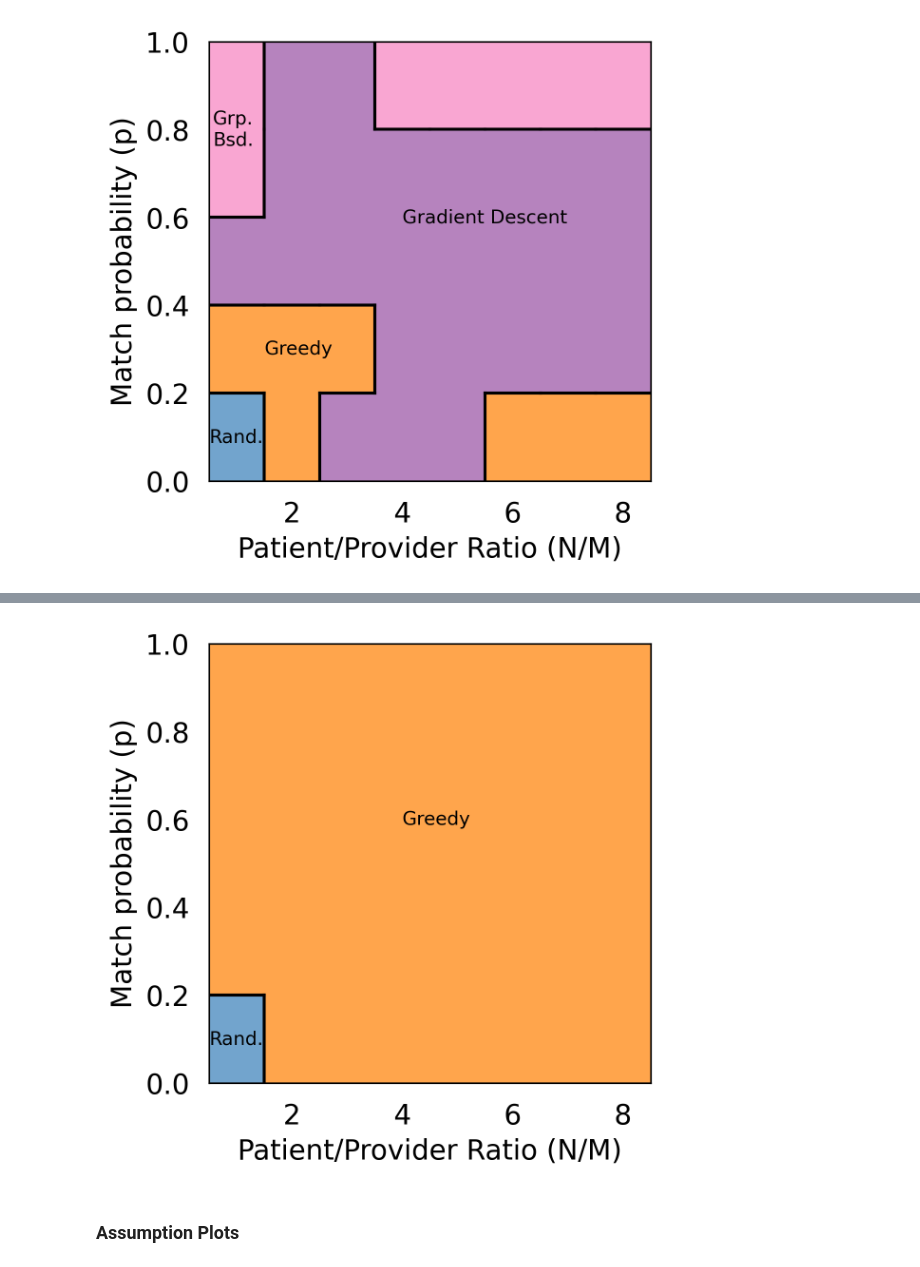
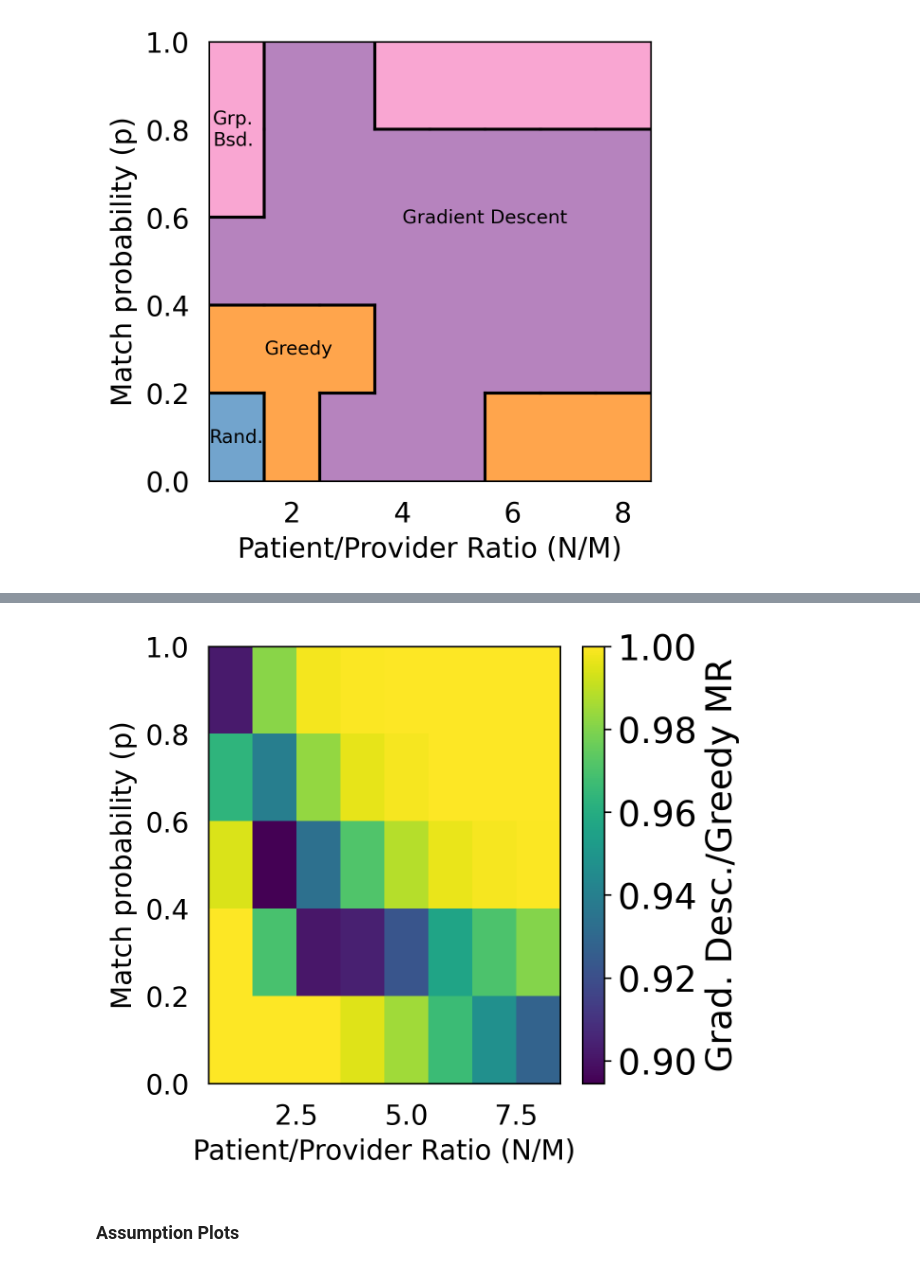
Before and after one commit to naveenr414/patient-provider, a Jupyter notebook: scripts/notebooks/Plotting.ipynb, the cells around one changed output, grey strips where cells are left out. Cells and saved outputs as stored; diff of their text form; code cells hidden in the pictures.

```diff
--- a/scripts/notebooks/Plotting.ipynb
+++ b/scripts/notebooks/Plotting.ipynb
@@ -359,10 +358,10 @@ for i in range(len(y_value_matrix)):
         results = get_results_matching_parameters(dataset,"",baseline_params)
         aggregate_data = aggregate_normalize_data(results,baseline="random")
         method_vals = [aggregate_data['{}_matches'.format(method)][0] for method in methods]
-        if method_vals[1] == np.max(method_vals):
-            y_value_matrix[i][j] = 1
-        else:
-            y_value_matrix[i][j] = np.argmax(method_vals)
+        y_value_matrix[i][j] = aggregate_data['{}_matches'.format('gradient_descent_fast')][0]/aggregate_data['{}_matches'.format('greedy')][0]
+cmap = cm.get_cmap('viridis')
+norm = Normalize(vmin=np.min(y_value_matrix), vmax=1.0)
+colors = cmap(np.array(norm(y_value_matrix)))
 # %%
 plt.figure(figsize=(4,4))
 reference_patients = num_patients[0]
@@ -372,12 +371,12 @@ for i in range(len(top_choice_probs)):
         scaled_patients = num_patients[j]/reference_patients
         x = [scaled_patients-gaps,scaled_patients-gaps,scaled_patients+gaps,scaled_patients+gaps,scaled_patients-gaps]
         y = [top_choice_probs[i]-0.1,top_choice_probs[i]+0.1,top_choice_probs[i]+0.1,top_choice_probs[i]-0.1,top_choice_probs[i]-0.1]
-        plt.fill(x, y, color=color_schemes['six_color'][y_value_matrix[j][i]],lw=0)
+        plt.fill(x, y, color=colors[j][i],lw=0)
 
-        if i<len(top_choice_probs)-1 and y_value_matrix[j][i]!=y_value_matrix[j][i+1]:
-            plt.plot([scaled_patients-gaps,scaled_patients+gaps],[top_choice_probs[i]+0.1,top_choice_probs[i]+0.1],color='black')
-        if j<len(num_patients)-1 and y_value_matrix[j][i]!=y_value_matrix[j+1][i]:
-            plt.plot([scaled_patients+gaps,scaled_patients+gaps],[top_choice_probs[i]-0.1,top_choice_probs[i]+0.1],color='black')
+        # if i<len(top_choice_probs)-1 and y_value_matrix[j][i]!=y_value_matrix[j][i+1]:
+        #     plt.plot([scaled_patients-gaps,scaled_patients+gaps],[top_choice_probs[i]+0.1,top_choice_probs[i]+0.1],color='black')
+        # if j<len(num_patients)-1 and y_value_matrix[j][i]!=y_value_matrix[j+1][i]:
+        #     plt.plot([scaled_patients+gaps,scaled_patients+gaps],[top_choice_probs[i]-0.1,top_choice_probs[i]+0.1],color='black')
     plt.ylim([0,1])
     plt.xlim([0.5,8.5])
 plt.tick_params(axis='both',which='both',length=0,pad=10)
@@ -389,7 +388,8 @@ plt.xlabel("Patient/Provider Ratio (N/M)",fontsize=14)
 plt.ylabel("Match probability (p)",fontsize=14)
 plt.xticks(fontsize=14)
 plt.yticks(fontsize=14)
-plt.text(4,0.6,"Greedy",verticalalignment='center',fontsize=9.5)
-plt.text(0.5,0.1,"Rand.",verticalalignment='center',fontsize=9.5)
+# plt.text(4,0.6,"Greedy",verticalalignment='center',fontsize=9.5)
+# plt.text(0.5,0.1,"Rand.",verticalalignment='center',fontsize=9.5)
+plt.colorbar(cm.ScalarMappable(norm=norm, cmap=cmap), label='Grad. Desc./Greedy MR')
 plt.savefig("../../results/figures/phase_diagram_match.pdf",dpi=300, bbox_inches='tight')
 # %% [output]
@@ -412,41 +412,35 @@ for i in range(len(y_value_matrix)):
         results = get_results_matching_parameters(dataset,"",baseline_params)
         aggregate_data = aggregate_normalize_data(results,baseline="random")
         method_vals = [aggregate_data['{}_matches'.format(method)][0] for method in methods]
-        if method_vals[1] == np.max(method_vals):
-            y_value_matrix[i][j] = 1
-        else:
-            y_value_matrix[i][j] = np.argmax(method_vals)
+        y_value_matrix[i][j] = aggregate_data['{}_matches'.format('gradient_descent_fast')][0]/aggregate_data['{}_matches'.format('greedy')][0]
+cmap = cm.get_cmap('viridis')
+norm = Normalize(vmin=np.min(y_value_matrix), vmax=1.0)
+colors = cmap(np.array(norm(y_value_matrix)))
 # %%
 plt.figure(figsize=(4,4))
 reference_patients = num_patients[0]
 gaps = 1/2
 for i in range(len(top_choice_probs)):
     for j in range(len(num_patients)):
         scaled_patients = num_patients[j]/reference_patients
         x = [scaled_patients-gaps,scaled_patients-gaps,scaled_patients+gaps,scaled_patients+gaps,scaled_patients-gaps]
         y = [top_choice_probs[i]-0.1,top_choice_probs[i]+0.1,top_choice_probs[i]+0.1,top_choice_probs[i]-0.1,top_choice_probs[i]-0.1]
-        plt.fill(x, y, color=color_schemes['six_color'][y_value_matrix[j][i]],lw=0)
-
-        if i<len(top_choice_probs)-1 and y_value_matrix[j][i]!=y_value_matrix[j][i+1]:
-            plt.plot([scaled_patients-gaps,scaled_patients+gaps],[top_choice_probs[i]+0.1,top_choice_probs[i]+0.1],color='black')
-        if j<len(num_patients)-1 and y_value_matrix[j][i]!=y_value_matrix[j+1][i]:
-            plt.plot([scaled_patients+gaps,scaled_patients+gaps],[top_choice_probs[i]-0.1,top_choice_probs[i]+0.1],color='black')
+        plt.fill(x, y, color=colors[j][i],lw=0)
     plt.ylim([0,1])
     plt.xlim([0.5,8.5])
 plt.tick_params(axis='both',which='both',length=0,pad=10)
 ax = plt.gca()  # Get the current Axes object
 ax.spines['right'].set_visible(True)
 ax.spines['top'].set_visible(True)
 
 plt.xlabel("Patient/Provider Ratio (N/M)",fontsize=14)
 plt.ylabel("Match probability (p)",fontsize=14)
 plt.xticks(fontsize=14)
 plt.yticks(fontsize=14)
-plt.text(4,0.6,"Greedy",verticalalignment='center',fontsize=9.5)
-plt.text(0.5,0.1,"Rand.",verticalalignment='center',fontsize=9.5)
+plt.colorbar(cm.ScalarMappable(norm=norm, cmap=cmap), label='Grad. Desc./Greedy MR')
 plt.savefig("../../results/figures/phase_diagram_normal_matches.pdf",dpi=300, bbox_inches='tight')
 # %% [output]
-[figure, old version]
+[figure, new version]
 # %% [markdown]
 ### Assumption Plots
 # %%
```
Also changed, not shown: parts of 11 cells of this notebook, 6 other files.
